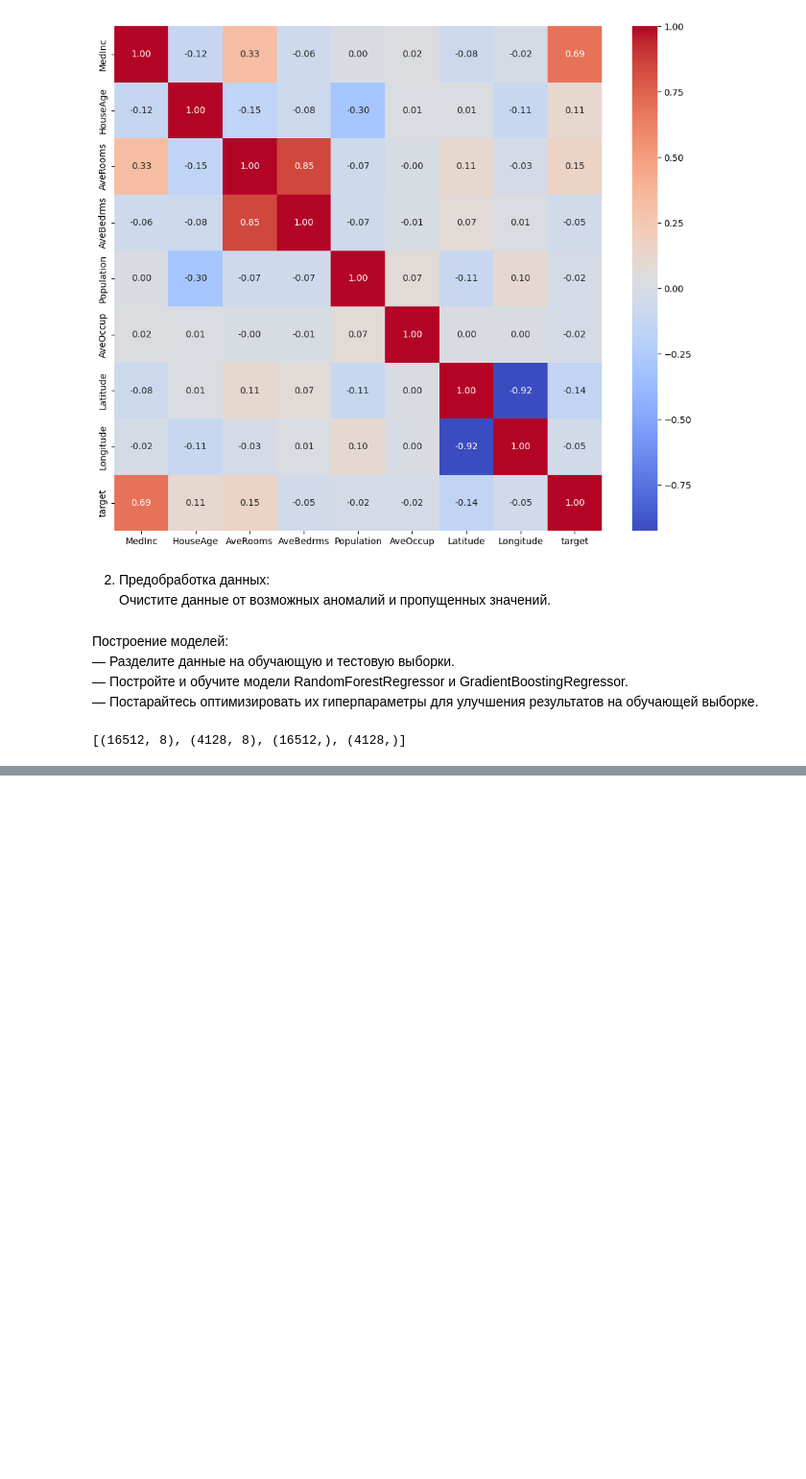
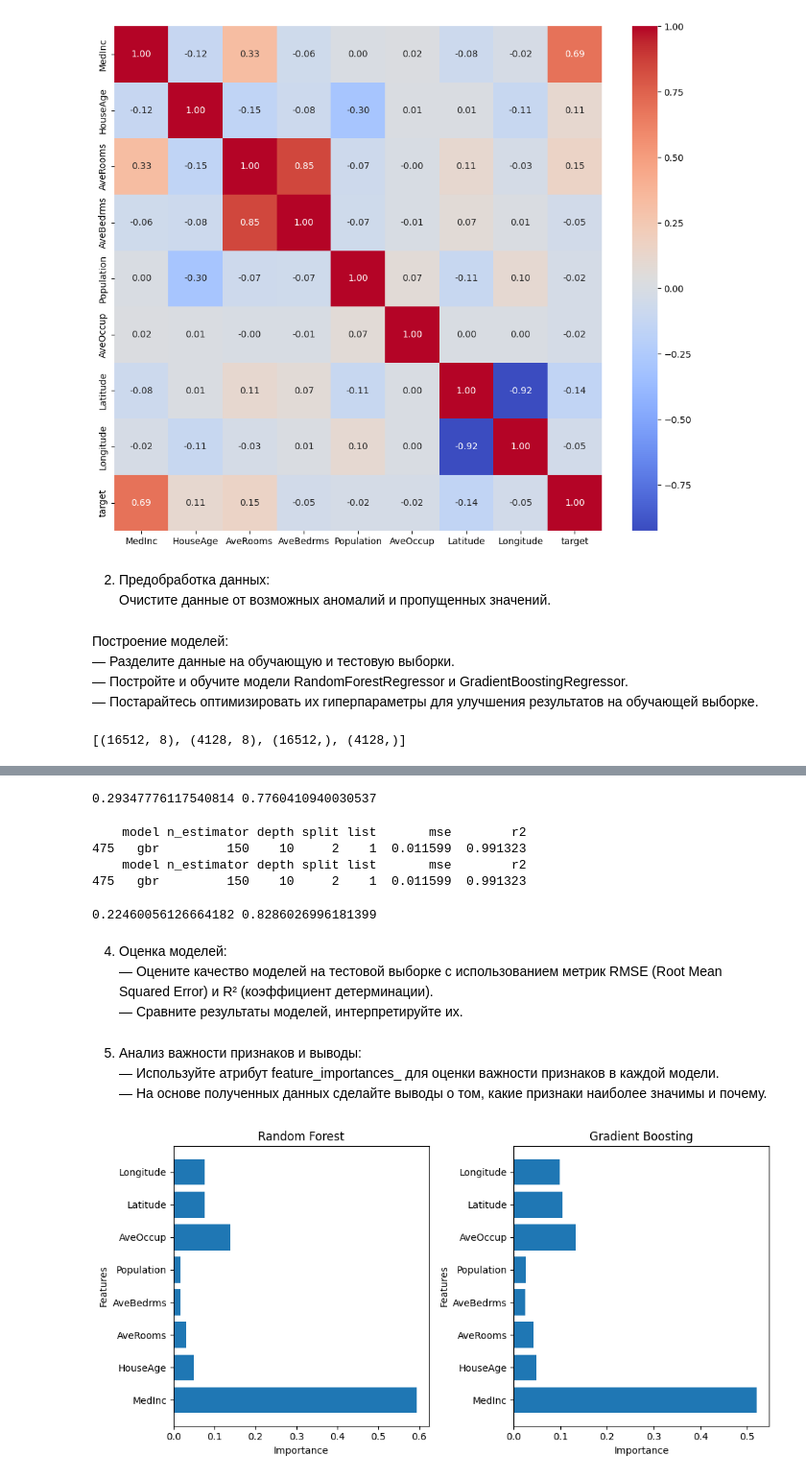
Before and after one commit to alexpgb/Python_DS_2024, a Jupyter notebook: S7/Python_DS_2024_S7_HW.ipynb, the cells around one changed output, grey strips where cells are left out. Shown at 96% size. Cells and saved outputs as stored; diff of their text form; code cells hidden in the pictures; blank space fills up the shorter version.

```diff
--- a/S7/Python_DS_2024_S7_HW.ipynb
+++ b/S7/Python_DS_2024_S7_HW.ipynb
@@ -207,0 +199,51 @@ result
+# %%
+# гиперпараметры, обеспечивающие налилучшие результаты при валидации на тестовой выборке
+# обобщающая способность модели улучшилась, но точность осталась практические неизменной
+model = RandomForestRegressor(n_jobs=-1, n_estimators=150, max_depth=10, min_samples_split=5, min_samples_leaf=3, random_state=42)
+model.fit(X_train, y_train)
+y_pred = model.predict(X_test)
+mse = mean_squared_error(y_test, y_pred)
+r2 = r2_score(y_test, y_pred)
+print(mse, r2)
+# %% [output]
+0.29347776117540814 0.7760410940030537
+# %%
+model_name = 'gbr'
+# result_rfr = result.loc[result['model'] != model_name]
+result_gbr = pd.DataFrame(columns=col_name)
+for n_estimator in n_estimators:
+    for depth in depths:
+        for split in splits:
+            for leaf in samples_leaf:
+                model = GradientBoostingRegressor(n_estimators=n_estimator, max_depth=depth, min_samples_split=split, min_samples_leaf=leaf, random_state=42)
+                model.fit(X_train, y_train)
+                y_pred = model.predict(X_train)
+                mse = mean_squared_error(y_train, y_pred)
+                r2 = r2_score(y_train, y_pred)
+                result_gbr = pd.concat([result_gbr, pd.DataFrame([[model_name, n_estimator, depth, split, leaf, mse, r2]], columns=col_name) ], ignore_index=True)
+
+# Отобразим гиперпараметры для модели с наилучшими метриками:
+print(result_gbr.sort_values(by=['mse'], ascending=True).head(1))
+print(result_gbr.sort_values(by=['r2'], ascending=False).head(1))
+# %% [output]
+    model n_estimator depth split list       mse        r2
+475   gbr         150    10     2    1  0.011599  0.991323
+    model n_estimator depth split list       mse        r2
+475   gbr         150    10     2    1  0.011599  0.991323
+# %%
+# Проверим наличие переобучения на тестовой выборке
+# валидации на тестовой выборке
+model = GradientBoostingRegressor(n_estimators=150, max_depth=10, min_samples_split=2, min_samples_leaf=1, random_state=42)
+model.fit(X_train, y_train)
+y_pred = model.predict(X_test)
+mse = mean_squared_error(y_test, y_pred)
+r2 = r2_score(y_test, y_pred)
+feature_importances_gbr = model.feature_importances_
+print(mse, r2)
+# Метрики на тестовой выборке сильно хуже, чем на тренировочной. Имеется сильно переобученная модель.
+# %% [output]
+0.22460056126664182 0.8286026996181399
+# %% [markdown]
+4. Оценка моделей:
+— Оцените качество моделей на тестовой выборке с использованием метрик RMSE (Root Mean Squared Error) и R² (коэффициент детерминации).
+— Сравните результаты моделей, интерпретируйте их.
@@ -207,0 +257,26 @@ result
+# %% [markdown]
+5. Анализ важности признаков и выводы:
+— Используйте атрибут feature_importances_ для оценки важности признаков в каждой модели.
+— На основе полученных данных сделайте выводы о том, какие признаки наиболее значимы и почему.
+# %%
+# Анализ важности признаков
+models = {
+    "Random Forest": feature_importances_rfr,
+    "Gradient Boosting": feature_importances_gbr
+}
+
+#  Отображение
+fig, axes = plt.subplots(nrows=1, ncols=2, figsize=(10, 5))
+for ax, (name, fi) in zip(axes, models.items()):
+    ax.barh(np.arange(len(fi)), fi, align='center')
+    ax.set_yticks(np.arange(len(X.columns)))
+    ax.set_yticklabels(X.columns)
+    ax.set_title(f'{name}')
+    # ax.set_title(f'{name} (R²={score:.2f})')
+    ax.set_xlabel('Importance')
+    ax.set_ylabel('Features')
+
+plt.tight_layout()
+plt.show()
+# %% [output]
+[figure, added]
```
Also changed, not shown: parts of 7 cells of this notebook.
